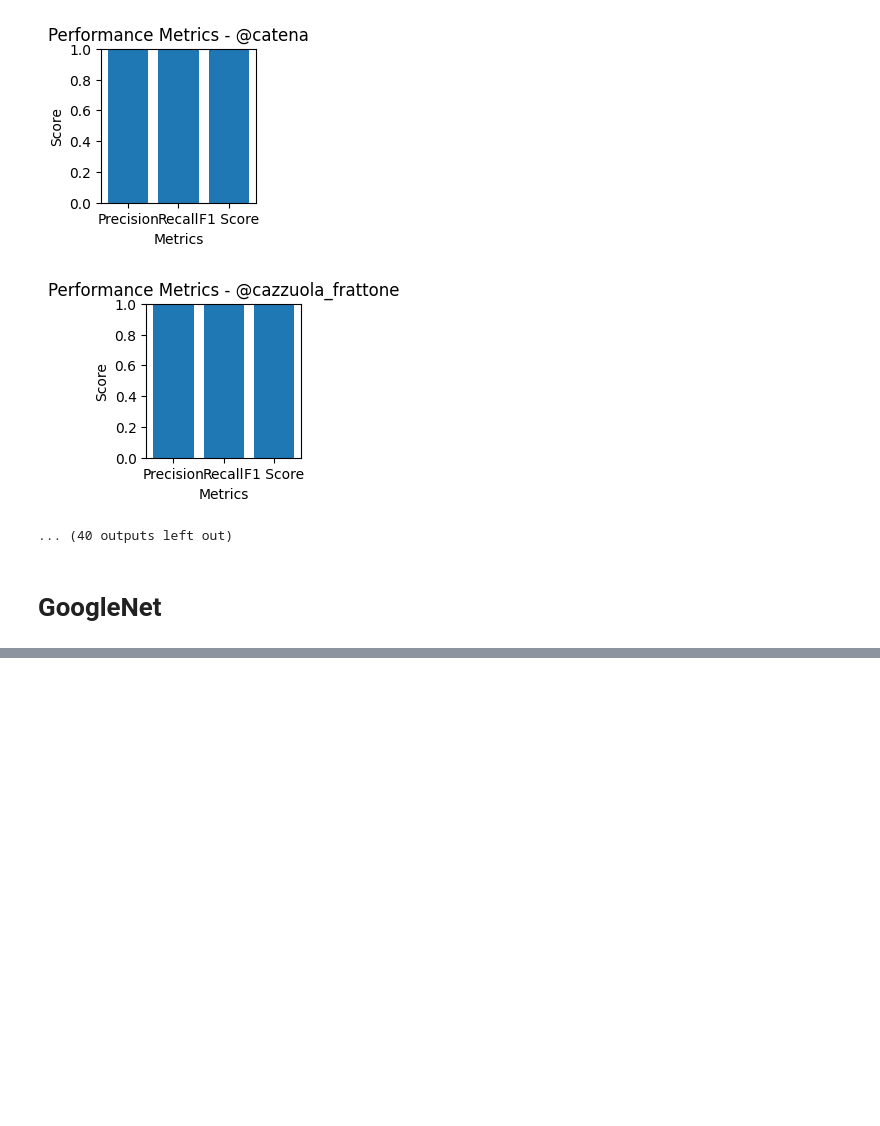
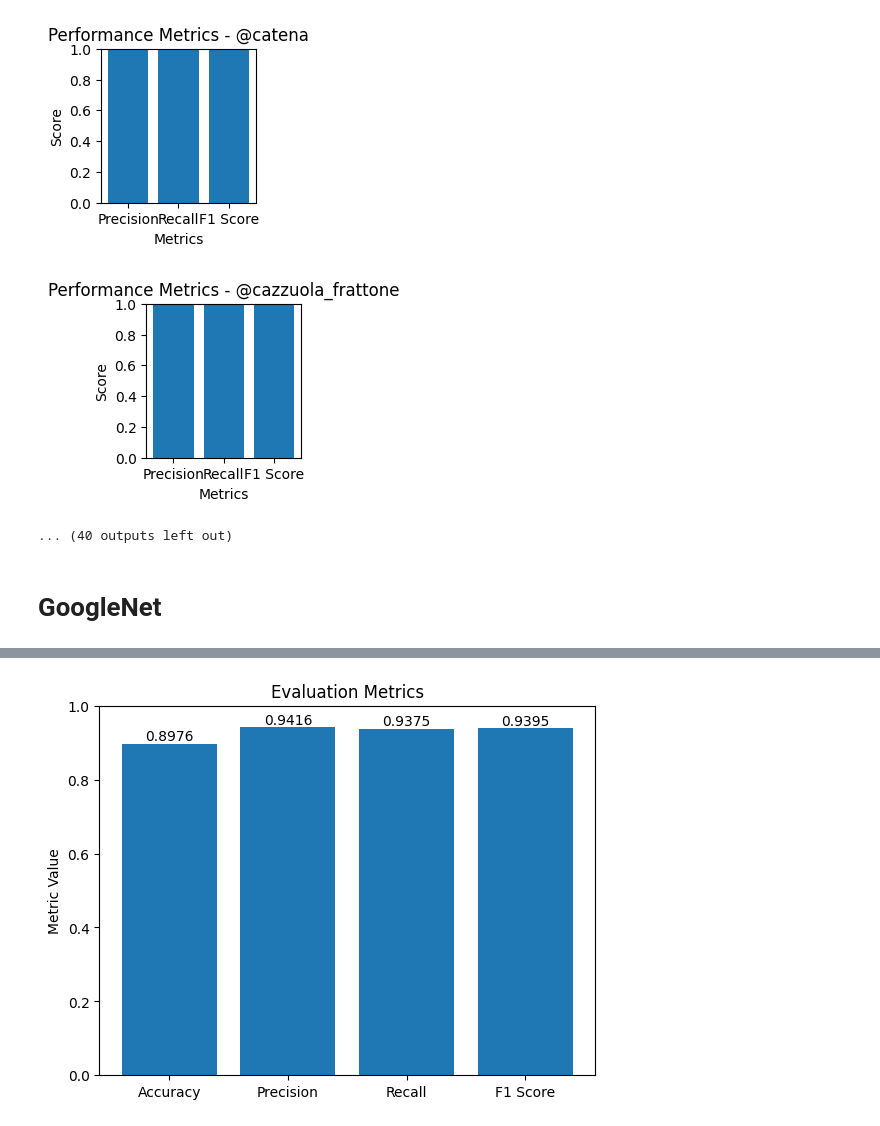
Before and after one commit to MuhammadIrzam447/visionCodes, a Jupyter notebook: images_ferramenta.ipynb, the cells around one changed output, grey strips where cells are left out. Saved outputs shown, nothing was run; the diff lists cells and outputs as text; code cells hidden in the pictures; blank space fills up the shorter version.

```diff
--- a/images_ferramenta.ipynb
+++ b/images_ferramenta.ipynb
@@ -448,0 +475,14 @@ print(f"F1 Score: {f1_score:.4f}")
+# %%
+# Calculate the accuracy
+accuracy = (true_positives + true_negatives) / (true_positives + true_negatives + false_positives + false_negatives)
+
+# Calculate the precision, recall, and F1 score
+precision = true_positives / (true_positives + false_positives)
+recall = true_positives / (true_positives + false_negatives)
+f1_score = 2 * (precision * recall) / (precision + recall)
+
+# Print the evaluation metrics
+print(f"Accuracy: {accuracy:.4f}")
+print(f"Precision: {precision:.4f}")
+print(f"Recall: {recall:.4f}")
+print(f"F1 Score: {f1_score:.4f}")
@@ -466,0 +517,21 @@ plt.show()
+# %%
+# Define the labels for the metrics
+metrics = ['Accuracy', 'Precision', 'Recall', 'F1 Score']
+
+# Define the values for each metric
+values = [accuracy, precision, recall, f1_score]
+
+fig, ax = plt.subplots()
+bars = ax.bar(metrics, values)
+plt.ylim([0, 1])  # Set the y-axis limit to range from 0 to 1
+plt.ylabel('Metric Value')
+plt.title('Evaluation Metrics')
+
+# Add the metric scores on top of each bar
+for bar in bars:
+    yval = bar.get_height()
+    ax.text(bar.get_x() + bar.get_width() / 2, yval, round(yval, 4), ha='center', va='bottom')
+
+plt.show()
+# %% [output]
+[figure, added]
```
Also changed, not shown: parts of 9 cells of this notebook.
